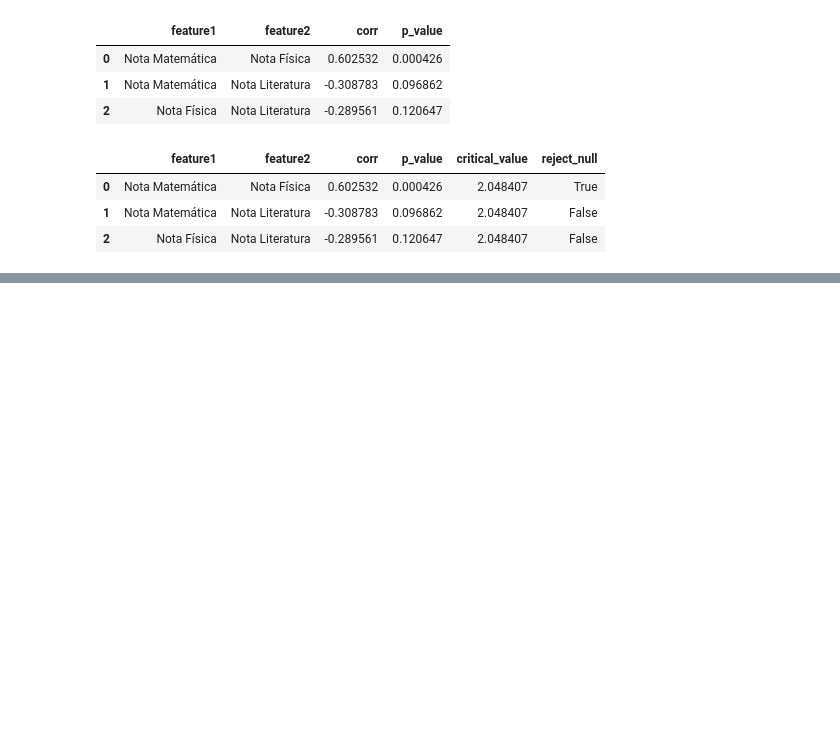
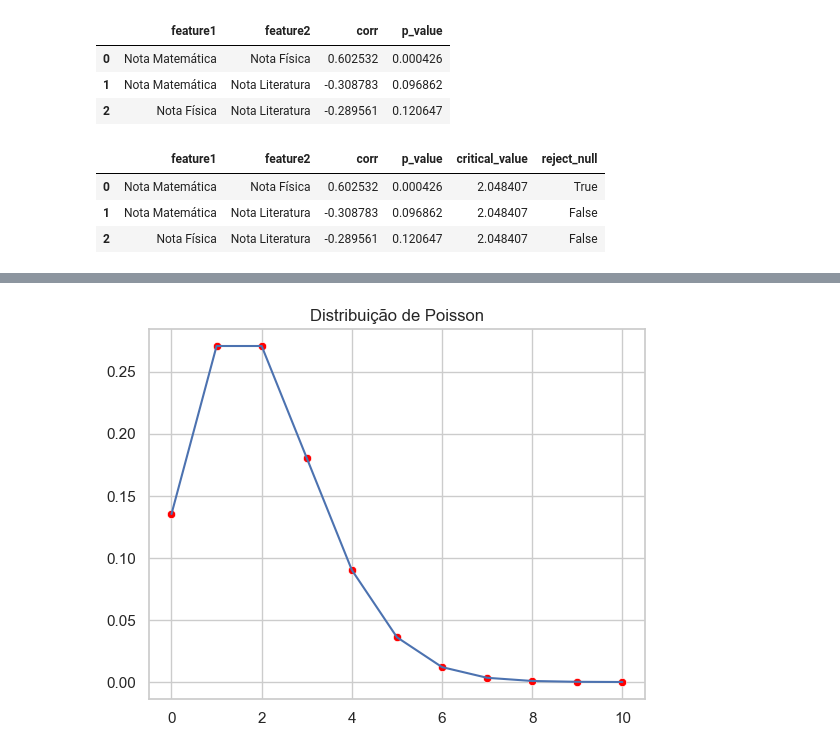
Before and after one commit to Angelicogfa/mba-datascience-analytics-uspesalq, a Jupyter notebook: Modulos/Modulo 002 - Fundamentos de Estatistica/aula 01/AnaliseEstatistica.ipynb, the cells around one changed output, grey strips where cells are left out. Cells and saved outputs as stored; diff of their text form; code cells hidden in the pictures; blank space fills up the shorter version.

```diff
--- a/Modulos/Modulo 002 - Fundamentos de Estatistica/aula 01/AnaliseEstatistica.ipynb
+++ b/Modulos/Modulo 002 - Fundamentos de Estatistica/aula 01/AnaliseEstatistica.ipynb
@@ -316,0 +420,8 @@ df_results
+# %%
+from scipy.stats import poisson
+
+# Parameters for the Poisson distribution
+mu = 2 # Taxa de ocorrencia ao longo do tempo (período)
+k = 3 # Número de sucessos
+p_value = poisson.pmf(k, mu)
+p_value
@@ -316,0 +430,4 @@ df_results
+# %%
+k = list(range(0, 11))
+probs = [poisson.pmf(i, mu) for i in k]
+probs
@@ -316,0 +446,7 @@ df_results
+# %%
+plt.title('Distribuição de Poisson')
+sns.lineplot(x=k, y=probs)
+sns.scatterplot(x=k, y=probs, color='red')
+plt.show()
+# %% [output]
+[figure, added]
```
Also changed, not shown: parts of 19 cells of this notebook.
